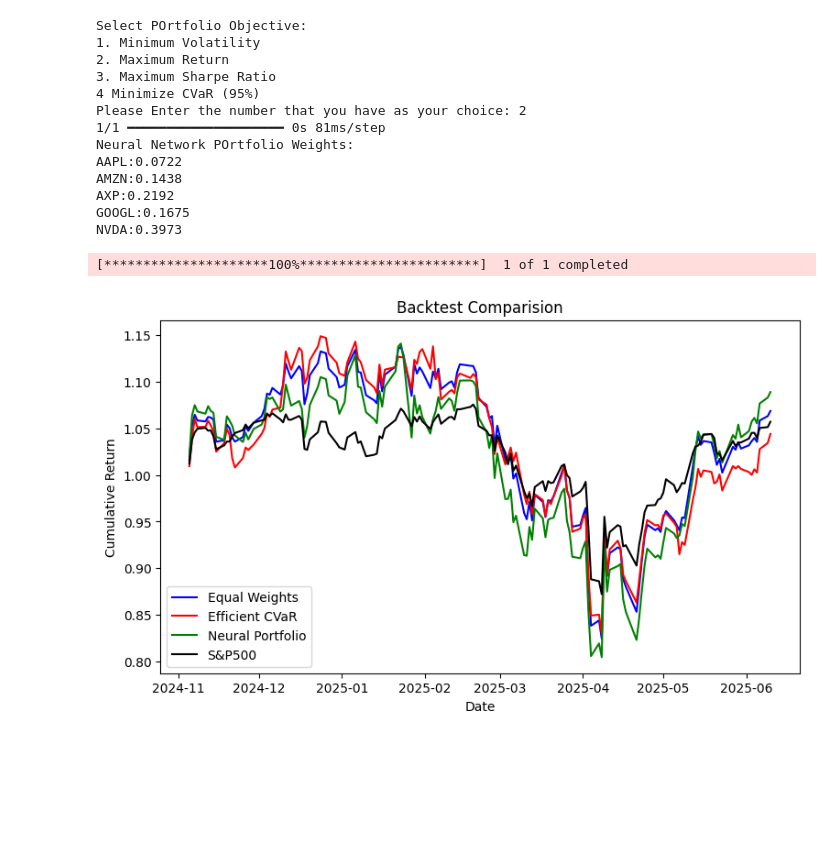
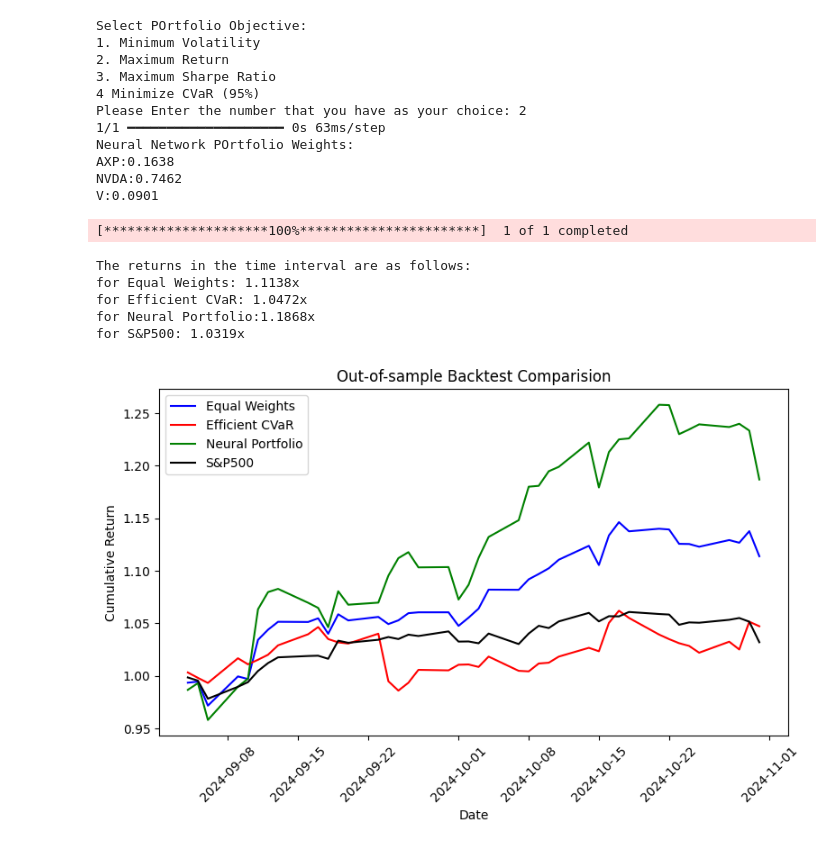
Before and after one commit to dgiri4132/QuantRiskEngine, a Jupyter notebook: QuantRiskEngine.ipynb, the cells around one changed output. Drawn from its saved outputs; the diff is of its cells as text; code cells hidden in the pictures; blank space fills up the shorter version.

```diff
--- a/QuantRiskEngine.ipynb
+++ b/QuantRiskEngine.ipynb
@@ -196,5 +192,6 @@ plt.show()
 # %%
 #Neural Network
+from sklearn.model_selection import train_test_split
 import tensorflow as tf
 import numpy as np
 import tensorflow_probability as tfp
@@ -232,13 +229,17 @@ def get_loss_function(objective,X_real,alpha=0.05):
     return cvar_loss
   else:
     raise ValueError('Invalid choice.Must be 1-4')
-X_real=tf.convert_to_tensor(returns.values,dtype=tf.float32)
+X=returns.values
+X_train_np,X_test_np=train_test_split(X, test_size=0.2, shuffle=False)
+X_train=tf.convert_to_tensor(X_train_np,dtype=tf.float32)
+X_test=tf.convert_to_tensor(X_test_np, dtype=tf.float32)
 n_assets=returns.shape[1]
-loss_fn=get_loss_function(objective,X_real)
+loss_fn=get_loss_function(objective,X_train)
 model = tf.keras.Sequential([tf.keras.Input(shape=(n_assets,)),tf.keras.layers.Dense(units=n_assets, activation='softmax')])
 model.compile(optimizer='adam',loss=loss_fn)
-model.fit(X_real,X_real,epochs=500,verbose=0)
-optimal_weights=model.predict(X_real[:1])[0]
+model.fit(X_train,X_train,epochs=500,verbose=0)
+optimal_weights=model.predict(X_test[:1])[0]
+
 print('Neural Network POrtfolio Weights: ')
 for name,weight in zip(returns.columns,optimal_weights):
   print(f'{name}:{weight:.4f}')
@@ -249,43 +250,56 @@ Select POrtfolio Objective:
 3. Maximum Sharpe Ratio
 4 Minimize CVaR (95%)
 Please Enter the number that you have as your choice: 2
-1/1 ━━━━━━━━━━━━━━━━━━━━ 0s 81ms/step
+1/1 ━━━━━━━━━━━━━━━━━━━━ 0s 63ms/step
 Neural Network POrtfolio Weights:
-AAPL:0.0722
-AMZN:0.1438
-AXP:0.2192
-GOOGL:0.1675
-NVDA:0.3973
+AXP:0.1638
+NVDA:0.7462
+V:0.0901
 # %%
 #Backtest Comparision and visualitzaion
 import matplotlib.pyplot as plt
 from pypfopt.expected_returns import mean_historical_return
 import yfinance as yf
-equal_weights=np.ones(n_assets)/n_assets
+train_returns=pd.DataFrame(X_train_np, columns=returns.columns)
+test_returns=pd.DataFrame(X_test_np,columns=returns.columns, index=returns.index[-len(X_test_np):])
+equal_weights=np.ones(train_returns.shape[1])/train_returns.shape[1]
 nn_weights=optimal_weights
 returns = returns.replace([np.inf, -np.inf], np.nan).dropna()
-mu=mean_historical_return(returns)
-ec=EfficientCVaR(mu,returns=returns)
+mu=mean_historical_return(train_returns)
+ec=EfficientCVaR(mu,returns=train_returns)
 optimal_weights_ef_CVaR=list(ec.min_cvar().values())
-equal_w_portfolio=returns @ equal_weights
-efficientCVaR_portfolio_returns=returns @ optimal_weights_ef_CVaR
-neural_portfolio_returns=returns @ nn_weights
+equal_w_portfolio=test_returns @ equal_weights
+efficientCVaR_portfolio_returns=test_returns @ optimal_weights_ef_CVaR
+neural_portfolio_returns=test_returns @ nn_weights
 equal_cum=(1+equal_w_portfolio).cumprod()
 efficient_cum=(1+efficientCVaR_portfolio_returns).cumprod()
 neural_cum=(1+neural_portfolio_returns).cumprod()
 sp_500=yf.download('^GSPC',start=start_date,end=end_date,auto_adjust=False)['Adj Close']
 sp_500_returns=sp_500.pct_change().dropna()
-sp_500_cum=(1+sp_500_returns).cumprod()
+sp_500_returns=sp_500_returns[-len(test_returns):]
+sp_500_cum=(1+sp_500_returns).cumprod().reset_index(drop=True)
+sp_500_cum.index=neural_cum.index
+print('The returns in the time interval are as follows: ')
+print(f'for Equal Weights: {equal_cum.iloc[-1]:.4f}x')
+print(f'for Efficient CVaR: {efficient_cum.iloc[-1]:.4f}x')
+print(f'for Neural Portfolio:{neural_cum.iloc[-1]:.4f}x')
+print(f'for S&P500: {sp_500_cum.iloc[-1].iloc[0]:.4f}x')
 plt.figure(figsize=(9,5))
 plt.plot(equal_cum,label='Equal Weights',color='blue')
 plt.plot(efficient_cum, label='Efficient CVaR', color='red')
 plt.plot(neural_cum, label='Neural Portfolio',color='green')
 plt.plot(sp_500_cum,label='S&P500',color='black')
-plt.title('Backtest Comparision')
+plt.title('Out-of-sample Backtest Comparision')
 plt.xlabel('Date')
 plt.ylabel('Cumulative Return')
 plt.legend()
+plt.xticks(rotation=45)
 plt.show()
 # %% [output]
 [*********************100%***********************]  1 of 1 completed
+The returns in the time interval are as follows:
+for Equal Weights: 1.1138x
+for Efficient CVaR: 1.0472x
+for Neural Portfolio:1.1868x
+for S&P500: 1.0319x
-[figure, old version]
+[figure, new version]
```
Also changed, not shown: parts of 10 cells of this notebook.
